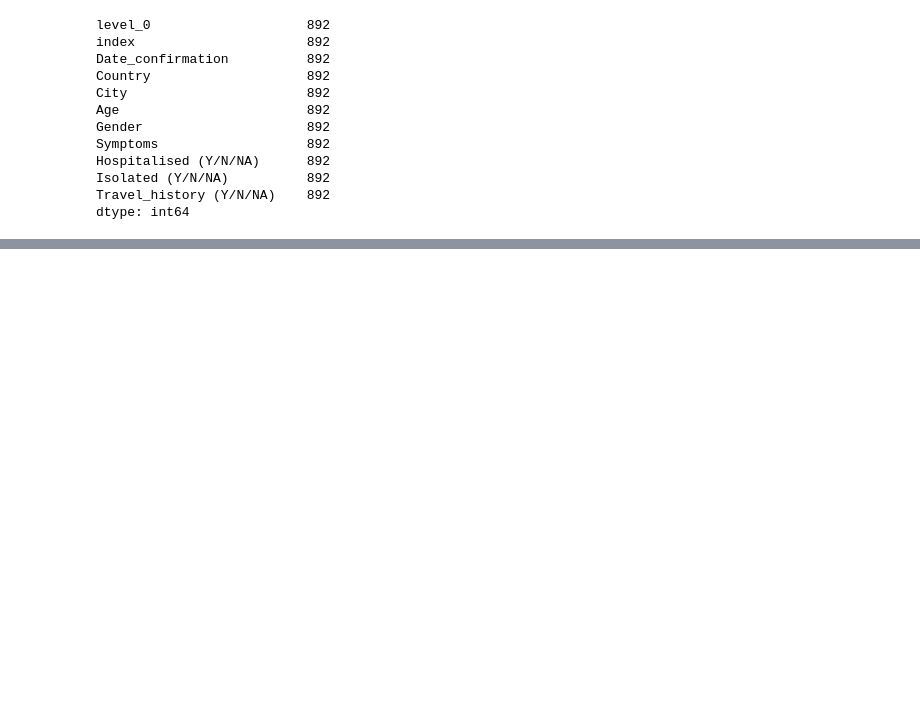
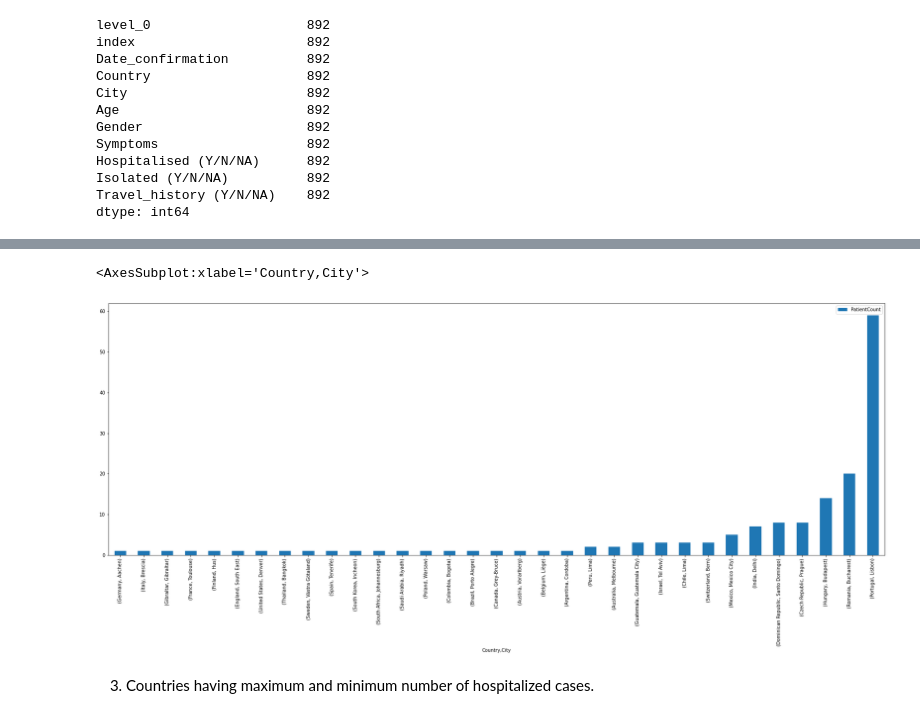
Before and after one commit to khanshahnwaz/MonkeyPoxDataAnalysis, a Jupyter notebook: MonkeyPoxAnalysis.ipynb, the cells around one changed output, grey strips where cells are left out. Cells and saved outputs as stored; diff of their text form; code cells hidden in the pictures; blank space fills up the shorter version.

```diff
--- a/MonkeyPoxAnalysis.ipynb
+++ b/MonkeyPoxAnalysis.ipynb
@@ -414,0 +319,6 @@ dtype: int64
+# %%
+min_cases=temp.sort_values(by='Age')
+min_cases.drop_duplicates(keep='first',inplace=True,subset='Country')
+min_cases.rename(columns={'Age':'PatientCount'},inplace=True)
+print("City name with minimum patients country wise, patient count")
+display(min_cases)
@@ -414,0 +344,7 @@ dtype: int64
+# %%
+min_cases.set_index(['Country','City']).plot.bar(figsize=(30,10))
+# %% [output]
+<AxesSubplot:xlabel='Country,City'>
+[figure, added]
+# %% [markdown]
+3.	Countries having maximum and minimum number of hospitalized cases.
```
Also changed, not shown: parts of 93 cells of this notebook.
